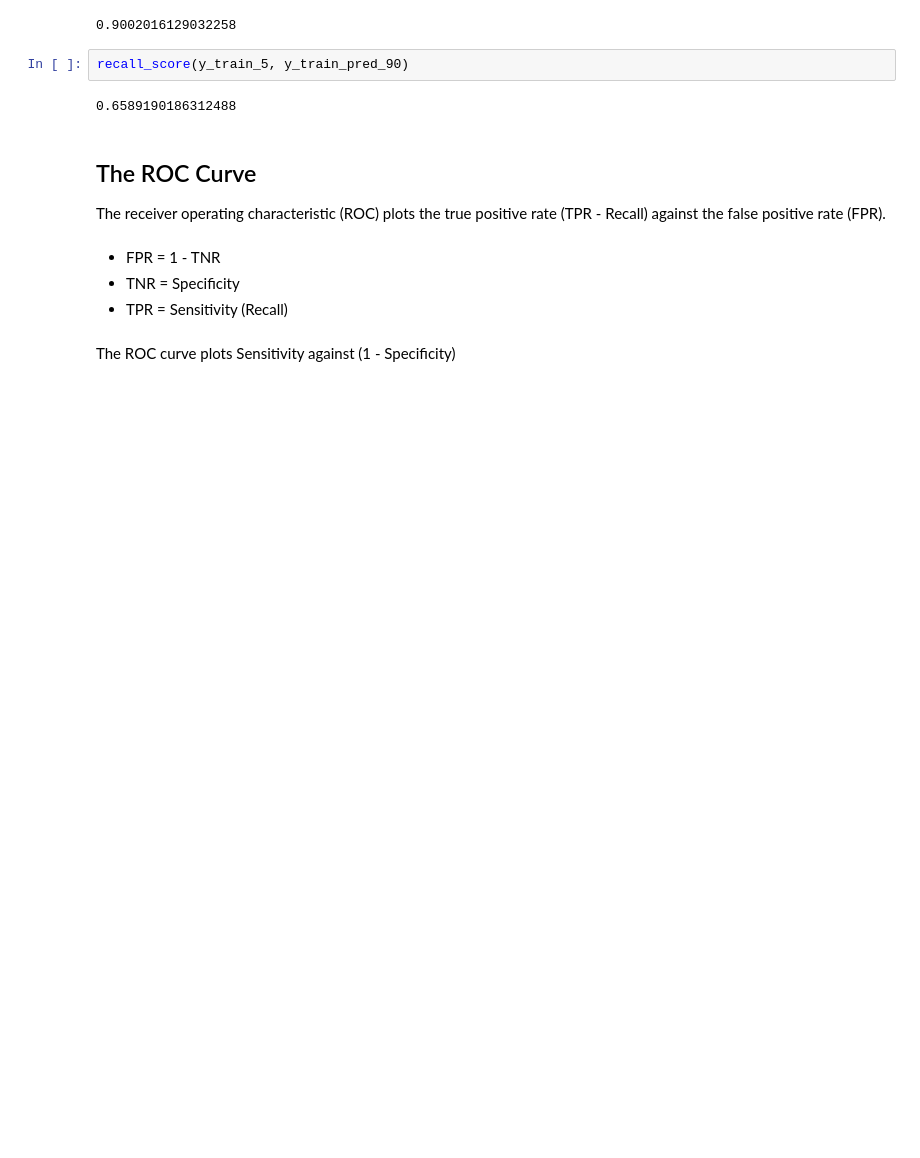
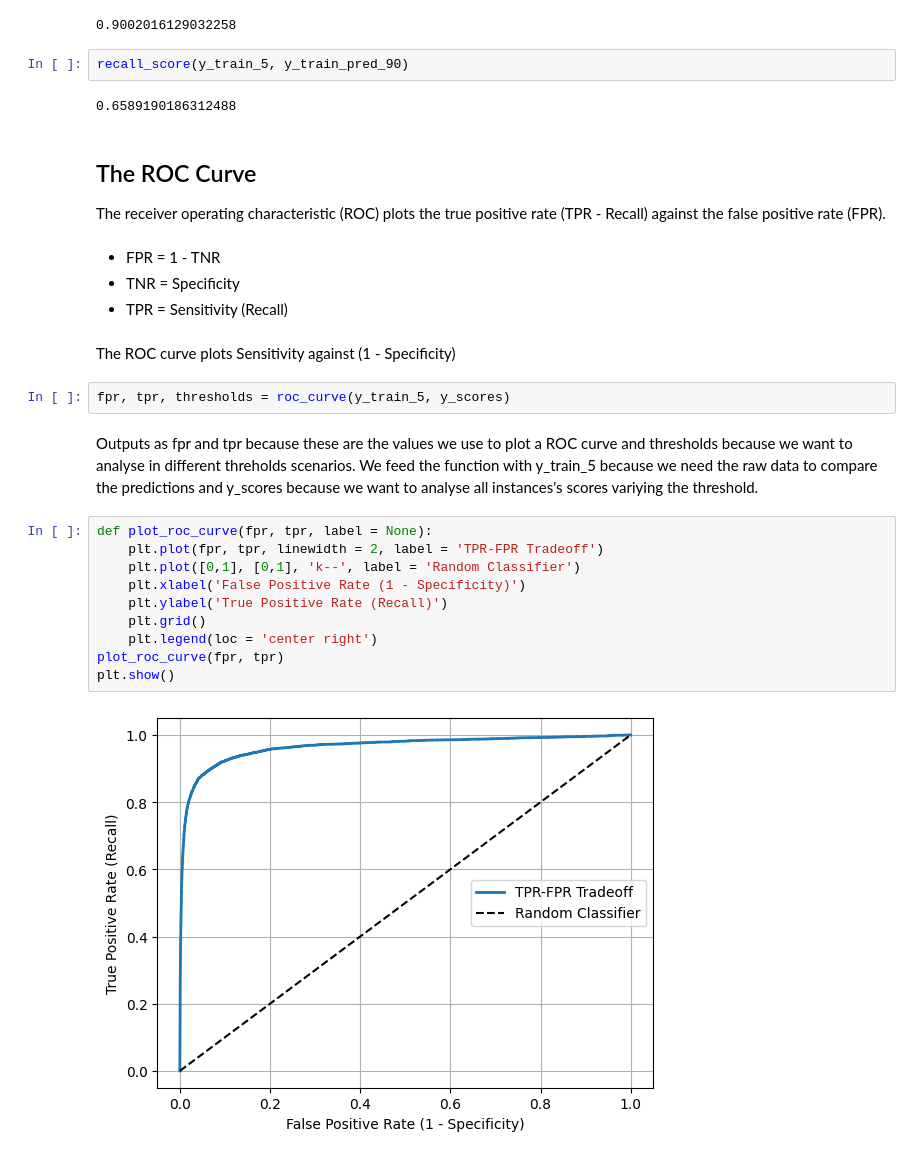
Before and after one commit to vinsmori/mnist-classification, a Jupyter notebook: notebooks/01_mnist_classification.ipynb, the cells around one changed output. Cells and saved outputs as stored; diff of their text form; blank space fills up the shorter version.

Commit message:
MNIST Classification project end, just need to organize better

```diff
--- a/notebooks/01_mnist_classification.ipynb
+++ b/notebooks/01_mnist_classification.ipynb
@@ -240,3 +253,20 @@ The receiver operating characteristic (ROC) plots the true positive rate (TPR -
 - TPR = Sensitivity (Recall)
 # %% [markdown]
 The ROC curve plots Sensitivity against (1 - Specificity)
+# %%
+fpr, tpr, thresholds = roc_curve(y_train_5, y_scores)
+# %% [markdown]
+Outputs as fpr and tpr because these are the values we use to plot a ROC curve and thresholds because we want to analyse in different threholds scenarios.
+We feed the function with y_train_5 because we need the raw data to compare the predictions and y_scores because we want to analyse all instances's scores variying the threshold.
+# %%
+def plot_roc_curve(fpr, tpr, label = None):
+    plt.plot(fpr, tpr, linewidth = 2, label = 'TPR-FPR Tradeoff')
+    plt.plot([0,1], [0,1], 'k--', label = 'Random Classifier')
+    plt.xlabel('False Positive Rate (1 - Specificity)')
+    plt.ylabel('True Positive Rate (Recall)')
+    plt.grid()
+    plt.legend(loc = 'center right')
+plot_roc_curve(fpr, tpr)
+plt.show()
+# %% [output]
+[figure, added]
```
Also changed, not shown: parts of 71 cells of this notebook, 1 other file.
